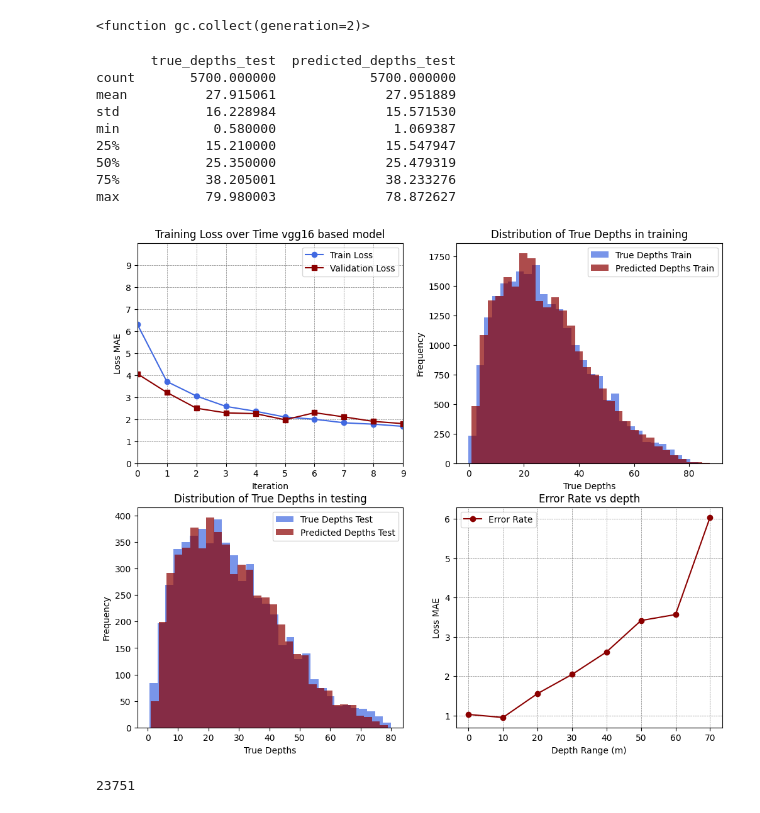
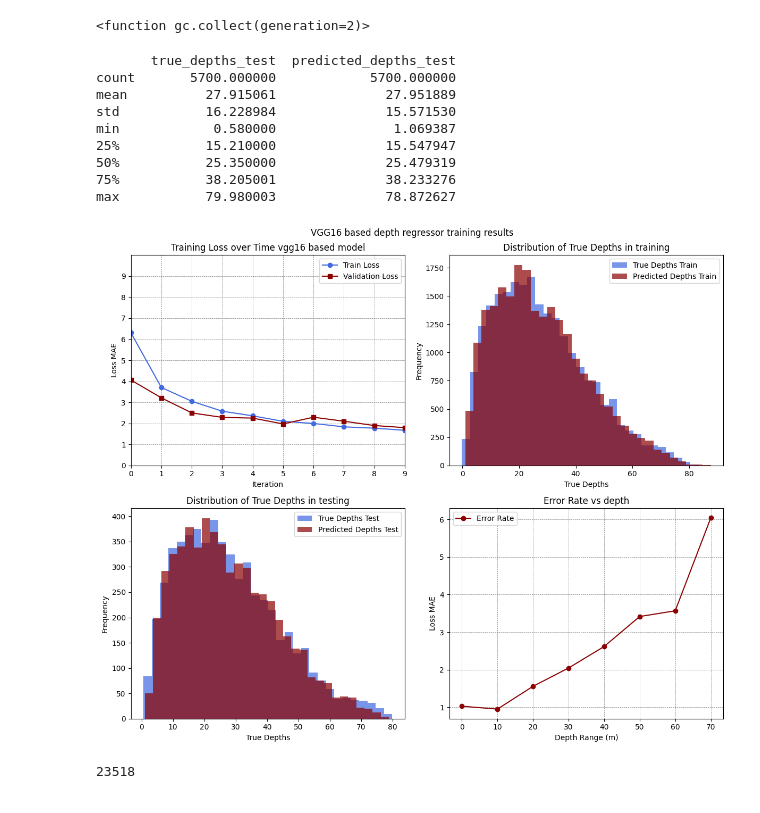
Before and after one commit to TPdkr/thesis, a Jupyter notebook: src/zhu_model.ipynb, the cells around one changed output. Drawn from its saved outputs; the diff is of its cells as text; code cells hidden in the pictures.

Commit message:
refining the visualizations

```diff
--- a/src/zhu_model.ipynb
+++ b/src/zhu_model.ipynb
@@ -443,32 +443,35 @@ for i, ax in enumerate(axes):
         #true depths are shown along the predicted depths for test
         ax.hist(depths_test_df["true_depths_test"], bins=30, label="True Depths Test", color="royalblue", alpha=0.7)
         ax.hist(depths_test_df["predicted_depths_test"], bins=30, label="Predicted Depths Test", color="darkred", alpha=0.7)
         ax.set_xlabel("True Depths")
         ax.set_ylabel("Frequency")
         ax.set_title("Distribution of True Depths in testing")
         ax.legend()
     if i==3:
         ax.plot(np.arange(0, 80, 10), error, label="Error Rate", color="darkred", marker='o')
         ax.set_xlabel("Depth Range (m)")
         ax.set_ylabel("Loss MAE")
         ax.set_title("Error Rate vs depth")
         ax.set_xticks(np.arange(0, 80, 10))
         ax.grid(color='gray', linestyle='--', linewidth=0.5)
         ax.legend()
+
+plt.suptitle("VGG16 based depth regressor training results")
+plt.tight_layout()
 fig.savefig("../visualizations/loss_plot_vgg16.png")
 plt.show()
 
 del error_scores_df, depths_train_df, depths_test_df, error
 gc.collect()
 # %% [output]
        true_depths_test  predicted_depths_test
 count       5700.000000            5700.000000
 mean          27.915061              27.951889
 std           16.228984              15.571530
 min            0.580000               1.069387
 25%           15.210000              15.547947
 50%           25.350000              25.479319
 75%           38.205001              38.233276
 max           79.980003              78.872627
-[figure, old version]
+[figure, new version]
-23751
+23518
```
Also changed, not shown: 1 other file.
